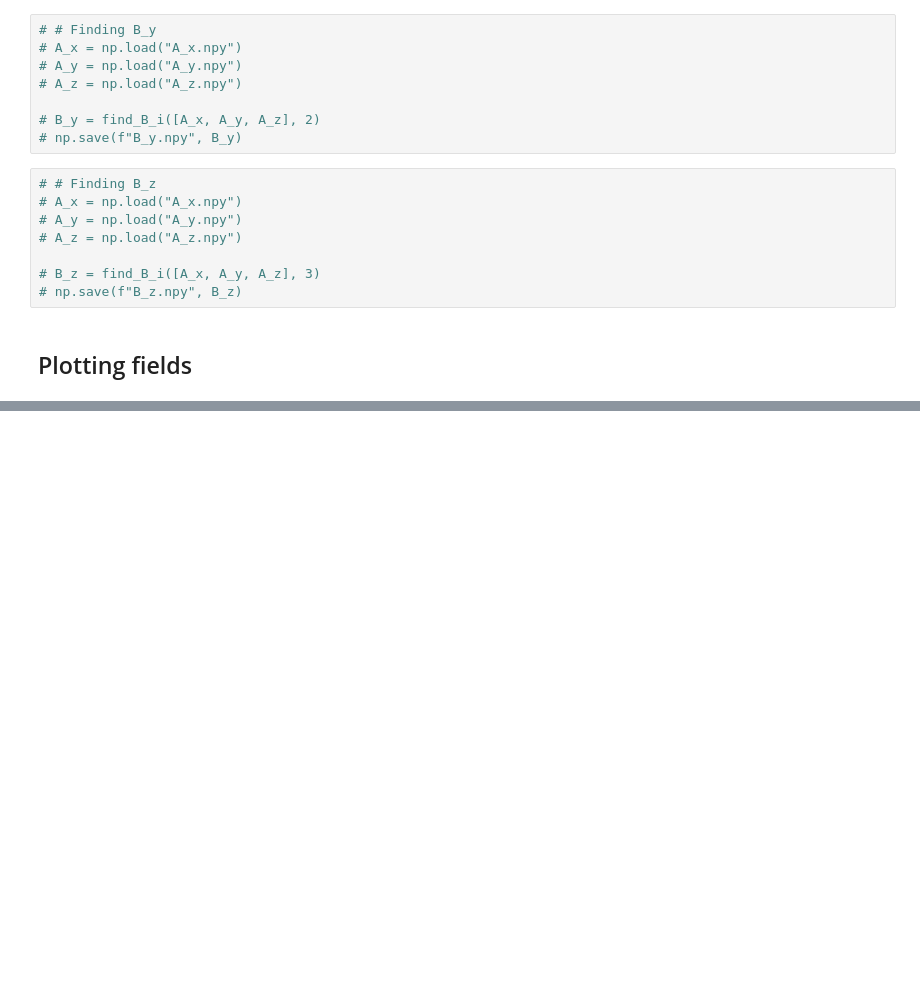
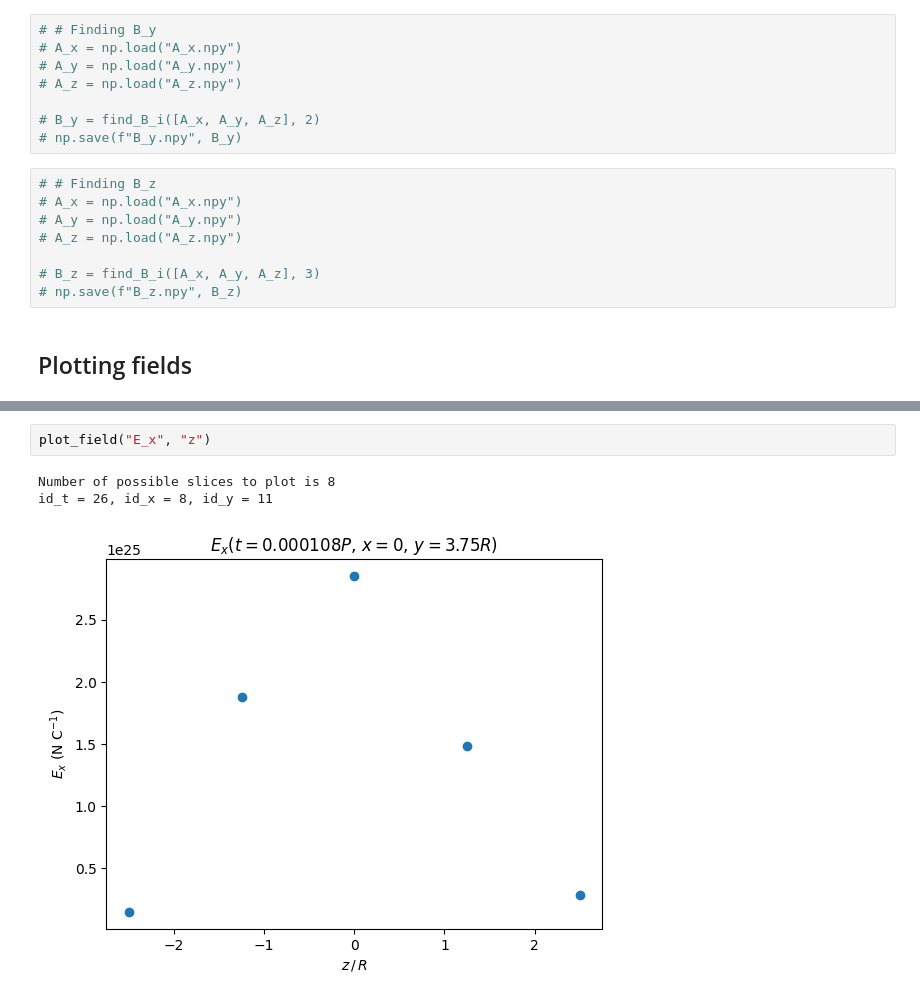
Before and after one commit to ryankrismer/EM_field_solver, a Jupyter notebook: EM_field_solver.ipynb, the cells around one changed output, grey strips where cells are left out. Saved outputs shown, nothing was run; the diff lists cells and outputs as text; blank space fills up the shorter version.

```diff
--- a/EM_field_solver.ipynb
+++ b/EM_field_solver.ipynb
@@ -787,0 +989,6 @@ id_x = 8, id_y = 9, id_z = 8
+# %%
+plot_field("E_x", "z")
+# %% [output]
+Number of possible slices to plot is 8
+id_t = 26, id_x = 8, id_y = 11
+[figure, added]
```
Also changed, not shown: parts of 33 cells of this notebook.
